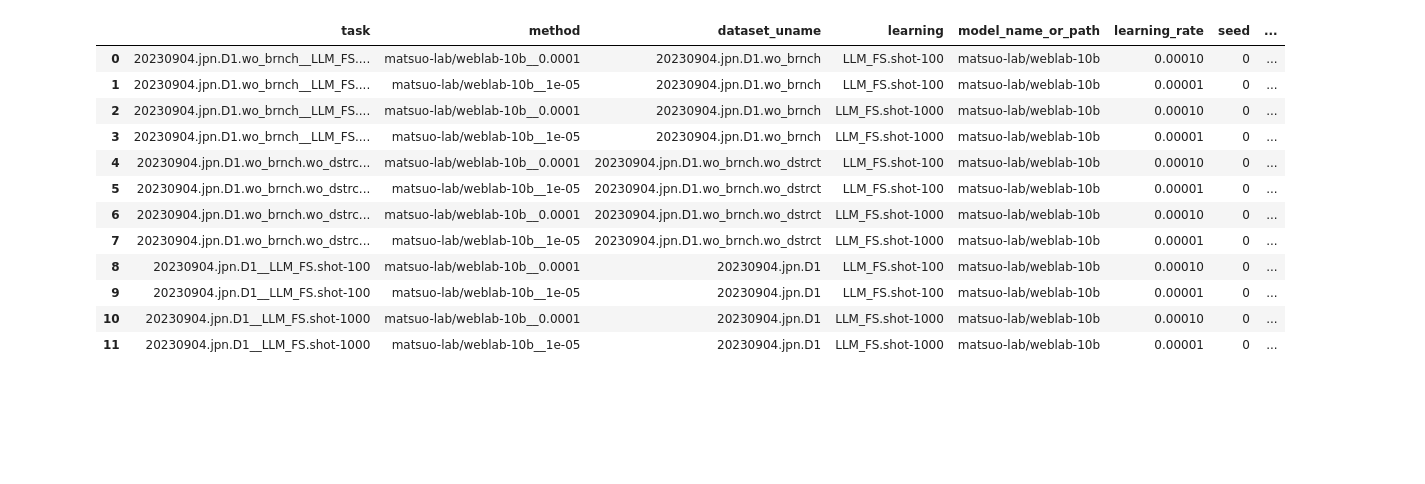
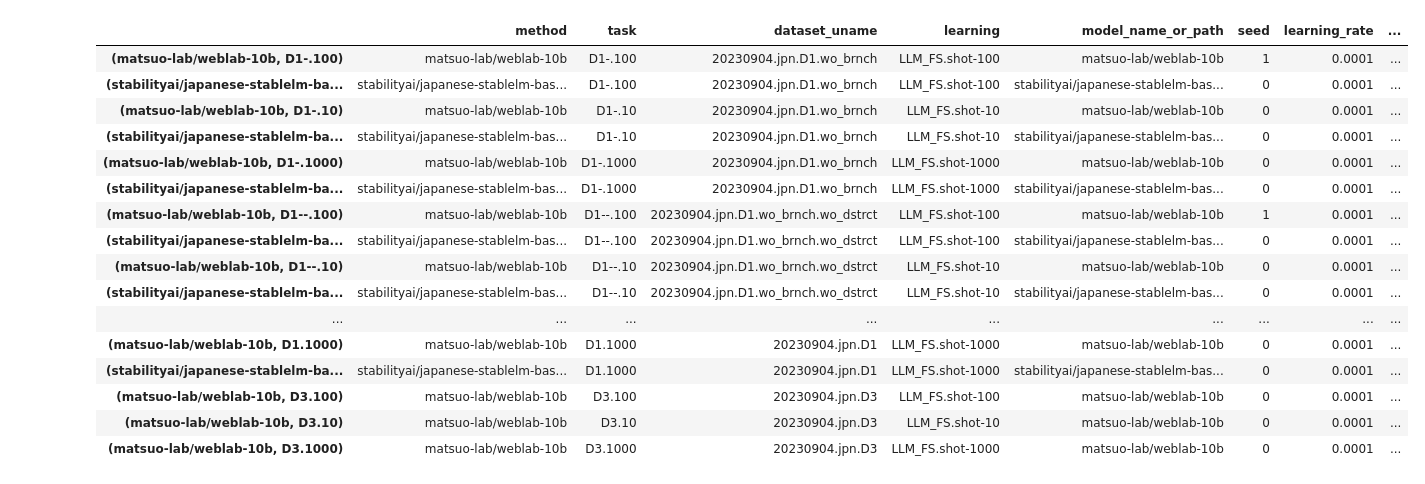
Before and after one commit to hitachi-nlp/FLD-prover, a Jupyter notebook: ipynb/analysis.ipynb, the cells around one changed output. Cells and saved outputs as stored; diff of their text form; code cells hidden in the pictures; blank space fills up the shorter version.

```diff
--- a/ipynb/analysis.ipynb
+++ b/ipynb/analysis.ipynb
@@ -85,8 +86,38 @@ COL_LRATE = 'learning_rate'
 TASK_DEFINE_COLS = [COL_DATASET, COL_LEARNING]
 COL_TASK = 'task'
 
-METHOD_DEFINE_COLS = [COL_MODEL_NAME_OR_PATH, COL_LRATE]
+METHOD_DEFINE_COLS = [COL_MODEL_NAME_OR_PATH]
 COL_METHOD = 'method'
+
+COL_LRATE = 'learning_rate'
+LRATE = 0.0001
+
+METRIC_RENAMES = {
+    'eval/extr_stps.D-all.proof_accuracy.zero_one': 'prf_acc.extr',
+    # 'eval/strct.D-all.proof_accuracy.zero_one': 'prf_acc.strct',
+    # 'eval/strct.D-all.answer_accuracy': 'ans.acc',
+}
+METRIC_NAMES = list(METRIC_RENAMES.values())
+
+TASK_RENAMES = {
+    '^20230904.jpn.D1.wo_brnch.wo_dstrct__LLM_FS.shot-10$': 'D1--.10',
+    '^20230904.jpn.D1.wo_brnch.wo_dstrct__LLM_FS.shot-100$': 'D1--.100',
+    '^20230904.jpn.D1.wo_brnch.wo_dstrct__LLM_FS.shot-1000$': 'D1--.1000',
+
+    '^20230904.jpn.D1.wo_brnch__LLM_FS.shot-10$': 'D1-.10',
+    '^20230904.jpn.D1.wo_brnch__LLM_FS.shot-100$': 'D1-.100',
+    '^20230904.jpn.D1.wo_brnch__LLM_FS.shot-1000$': 'D1-.1000',
+
+    '^20230904.jpn.D1__LLM_FS.shot-10$': 'D1.10',
+    '^20230904.jpn.D1__LLM_FS.shot-100$': 'D1.100',
+    '^20230904.jpn.D1__LLM_FS.shot-1000$': 'D1.1000',
+
+    '^20230904.jpn.D3__LLM_FS.shot-10$': 'D3.10',
+    '^20230904.jpn.D3__LLM_FS.shot-100$': 'D3.100',
+    '^20230904.jpn.D3__LLM_FS.shot-1000$': 'D3.1000',
+}
+TASK_NAMES = list(TASK_RENAMES.values())
+MAJOR_TASK = TASK_NAMES[1]
 # %%
 # _TOP_DIR = '../outputs/02.aggregate_tf_results.py/20230826.jpn/'
 # _TOP_DIR = '../outputs/02.aggregate_tf_results.py/20230901.overfit/'
@@ -115,21 +146,37 @@ master_df.head()
 # %%
 df = name_method(master_df)
+
 df = name_task(df)
+df = rename_cells(df, [COL_TASK], TASK_RENAMES)
+
+df = rename_cols(df, METRIC_RENAMES)
+
+df = slice_rows(df, lambda row: row[COL_LRATE] == LRATE)
+df = aggregate(
+    df,
+    [COL_METHOD, COL_TASK],
+    {metric_name: lambda vals: np.mean(vals) for metric_name in METRIC_NAMES},
+)
+
 df
 # %% [output]
-|  | task | method | dataset_uname | learning | model_name_or_path | learning_rate | seed | ... |
-| 0 | 20230904.jpn.D1.wo_brnch__LLM_FS.... | matsuo-lab/weblab-10b__0.0001 | 20230904.jpn.D1.wo_brnch | LLM_FS.shot-100 | matsuo-lab/weblab-10b | 0.00010 | 0 | ... |
-| 1 | 20230904.jpn.D1.wo_brnch__LLM_FS.... | matsuo-lab/weblab-10b__1e-05 | 20230904.jpn.D1.wo_brnch | LLM_FS.shot-100 | matsuo-lab/weblab-10b | 0.00001 | 0 | ... |
-| 2 | 20230904.jpn.D1.wo_brnch__LLM_FS.... | matsuo-lab/weblab-10b__0.0001 | 20230904.jpn.D1.wo_brnch | LLM_FS.shot-1000 | matsuo-lab/weblab-10b | 0.00010 | 0 | ... |
-| 3 | 20230904.jpn.D1.wo_brnch__LLM_FS.... | matsuo-lab/weblab-10b__1e-05 | 20230904.jpn.D1.wo_brnch | LLM_FS.shot-1000 | matsuo-lab/weblab-10b | 0.00001 | 0 | ... |
-| 4 | 20230904.jpn.D1.wo_brnch.wo_dstrc... | matsuo-lab/weblab-10b__0.0001 | 20230904.jpn.D1.wo_brnch.wo_dstrct | LLM_FS.shot-100 | matsuo-lab/weblab-10b | 0.00010 | 0 | ... |
-| 5 | 20230904.jpn.D1.wo_brnch.wo_dstrc... | matsuo-lab/weblab-10b__1e-05 | 20230904.jpn.D1.wo_brnch.wo_dstrct | LLM_FS.shot-100 | matsuo-lab/weblab-10b | 0.00001 | 0 | ... |
-| 6 | 20230904.jpn.D1.wo_brnch.wo_dstrc... | matsuo-lab/weblab-10b__0.0001 | 20230904.jpn.D1.wo_brnch.wo_dstrct | LLM_FS.shot-1000 | matsuo-lab/weblab-10b | 0.00010 | 0 | ... |
-| 7 | 20230904.jpn.D1.wo_brnch.wo_dstrc... | matsuo-lab/weblab-10b__1e-05 | 20230904.jpn.D1.wo_brnch.wo_dstrct | LLM_FS.shot-1000 | matsuo-lab/weblab-10b | 0.00001 | 0 | ... |
-| 8 | 20230904.jpn.D1__LLM_FS.shot-100 | matsuo-lab/weblab-10b__0.0001 | 20230904.jpn.D1 | LLM_FS.shot-100 | matsuo-lab/weblab-10b | 0.00010 | 0 | ... |
-| 9 | 20230904.jpn.D1__LLM_FS.shot-100 | matsuo-lab/weblab-10b__1e-05 | 20230904.jpn.D1 | LLM_FS.shot-100 | matsuo-lab/weblab-10b | 0.00001 | 0 | ... |
-| 10 | 20230904.jpn.D1__LLM_FS.shot-1000 | matsuo-lab/weblab-10b__0.0001 | 20230904.jpn.D1 | LLM_FS.shot-1000 | matsuo-lab/weblab-10b | 0.00010 | 0 | ... |
-| 11 | 20230904.jpn.D1__LLM_FS.shot-1000 | matsuo-lab/weblab-10b__1e-05 | 20230904.jpn.D1 | LLM_FS.shot-1000 | matsuo-lab/weblab-10b | 0.00001 | 0 | ... |
+|  | method | task | dataset_uname | learning | model_name_or_path | seed | learning_rate | ... |
+| (matsuo-lab/weblab-10b, D1-.100) | matsuo-lab/weblab-10b | D1-.100 | 20230904.jpn.D1.wo_brnch | LLM_FS.shot-100 | matsuo-lab/weblab-10b | 1 | 0.0001 | ... |
+| (stabilityai/japanese-stablelm-ba... | stabilityai/japanese-stablelm-bas... | D1-.100 | 20230904.jpn.D1.wo_brnch | LLM_FS.shot-100 | stabilityai/japanese-stablelm-bas... | 0 | 0.0001 | ... |
+| (matsuo-lab/weblab-10b, D1-.10) | matsuo-lab/weblab-10b | D1-.10 | 20230904.jpn.D1.wo_brnch | LLM_FS.shot-10 | matsuo-lab/weblab-10b | 0 | 0.0001 | ... |
+| (stabilityai/japanese-stablelm-ba... | stabilityai/japanese-stablelm-bas... | D1-.10 | 20230904.jpn.D1.wo_brnch | LLM_FS.shot-10 | stabilityai/japanese-stablelm-bas... | 0 | 0.0001 | ... |
+| (matsuo-lab/weblab-10b, D1-.1000) | matsuo-lab/weblab-10b | D1-.1000 | 20230904.jpn.D1.wo_brnch | LLM_FS.shot-1000 | matsuo-lab/weblab-10b | 0 | 0.0001 | ... |
+| (stabilityai/japanese-stablelm-ba... | stabilityai/japanese-stablelm-bas... | D1-.1000 | 20230904.jpn.D1.wo_brnch | LLM_FS.shot-1000 | stabilityai/japanese-stablelm-bas... | 0 | 0.0001 | ... |
+| (matsuo-lab/weblab-10b, D1--.100) | matsuo-lab/weblab-10b | D1--.100 | 20230904.jpn.D1.wo_brnch.wo_dstrct | LLM_FS.shot-100 | matsuo-lab/weblab-10b | 1 | 0.0001 | ... |
+| (stabilityai/japanese-stablelm-ba... | stabilityai/japanese-stablelm-bas... | D1--.100 | 20230904.jpn.D1.wo_brnch.wo_dstrct | LLM_FS.shot-100 | stabilityai/japanese-stablelm-bas... | 0 | 0.0001 | ... |
+| (matsuo-lab/weblab-10b, D1--.10) | matsuo-lab/weblab-10b | D1--.10 | 20230904.jpn.D1.wo_brnch.wo_dstrct | LLM_FS.shot-10 | matsuo-lab/weblab-10b | 0 | 0.0001 | ... |
+| (stabilityai/japanese-stablelm-ba... | stabilityai/japanese-stablelm-bas... | D1--.10 | 20230904.jpn.D1.wo_brnch.wo_dstrct | LLM_FS.shot-10 | stabilityai/japanese-stablelm-bas... | 0 | 0.0001 | ... |
+| ... | ... | ... | ... | ... | ... | ... | ... | ... |
+| (matsuo-lab/weblab-10b, D1.1000) | matsuo-lab/weblab-10b | D1.1000 | 20230904.jpn.D1 | LLM_FS.shot-1000 | matsuo-lab/weblab-10b | 0 | 0.0001 | ... |
+| (stabilityai/japanese-stablelm-ba... | stabilityai/japanese-stablelm-bas... | D1.1000 | 20230904.jpn.D1 | LLM_FS.shot-1000 | stabilityai/japanese-stablelm-bas... | 0 | 0.0001 | ... |
+| (matsuo-lab/weblab-10b, D3.100) | matsuo-lab/weblab-10b | D3.100 | 20230904.jpn.D3 | LLM_FS.shot-100 | matsuo-lab/weblab-10b | 0 | 0.0001 | ... |
+| (matsuo-lab/weblab-10b, D3.10) | matsuo-lab/weblab-10b | D3.10 | 20230904.jpn.D3 | LLM_FS.shot-10 | matsuo-lab/weblab-10b | 0 | 0.0001 | ... |
+| (matsuo-lab/weblab-10b, D3.1000) | matsuo-lab/weblab-10b | D3.1000 | 20230904.jpn.D3 | LLM_FS.shot-1000 | matsuo-lab/weblab-10b | 0 | 0.0001 | ... |
 # %%
 for task in df[COL_TASK].unique():
     print("'" + task + "',")
```
Also changed, not shown: parts of 10 cells of this notebook, 8 other files.
